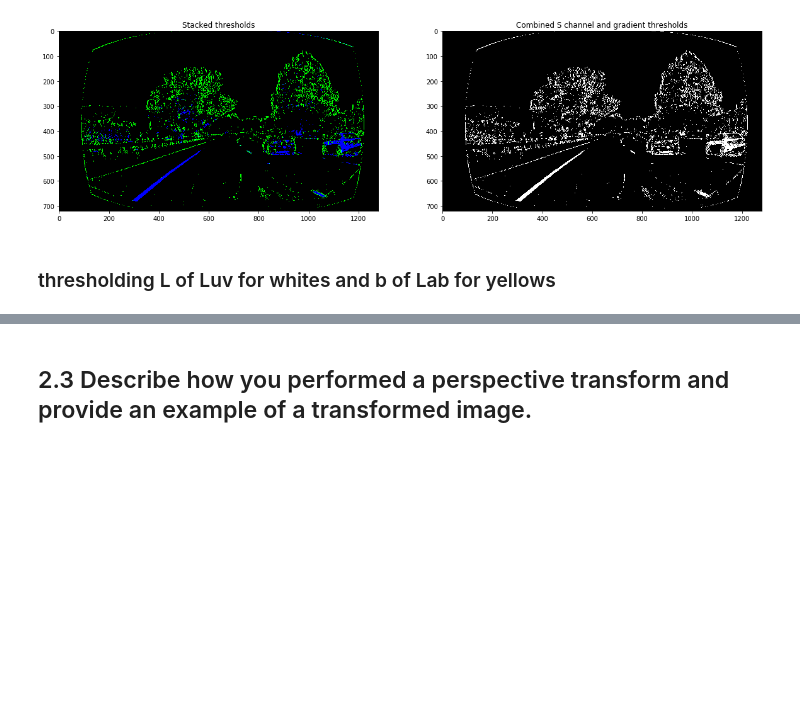
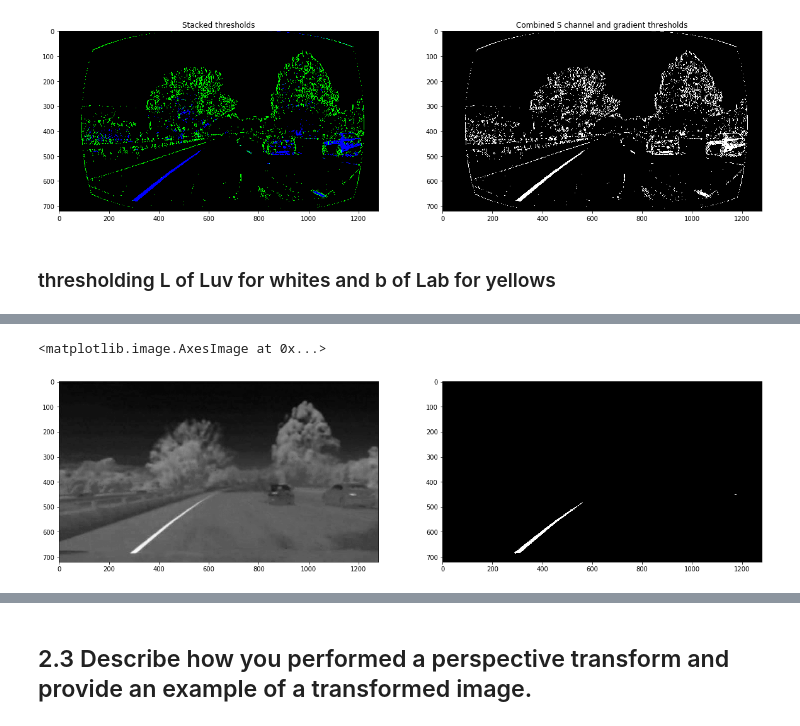
Before and after one commit to mgdreamingstar/CarND-Advanced-Lane-Lines, a Jupyter notebook: Advance-Lane-Lines.ipynb, the cells around one changed output, grey strips where cells are left out. Saved outputs shown, nothing was run; the diff lists cells and outputs as text; code cells hidden in the pictures; blank space fills up the shorter version.

```diff
--- a/Advance-Lane-Lines.ipynb
+++ b/Advance-Lane-Lines.ipynb
@@ -364,0 +365,12 @@ True
+# %%
+f, (ax1, ax2) = plt.subplots(1, 2, figsize=(20,10))
+b_channel = cv2.cvtColor(pipeline_thresh_combine, cv2.COLOR_BGR2Lab)[:,:,2]
+ax1.imshow(b_channel,cmap='gray')
+
+thresh = (170,255)
+b_binary = np.zeros_like(b_channel)
+b_binary[(b_channel > thresh[0]) & (b_channel <= thresh[1])] = 1
+ax2.imshow(b_binary,cmap='gray')
+# %% [output]
+<matplotlib.image.AxesImage at 0x...>
+[figure, added]
```
Also changed, not shown: parts of 2 cells of this notebook, 2 other files.
